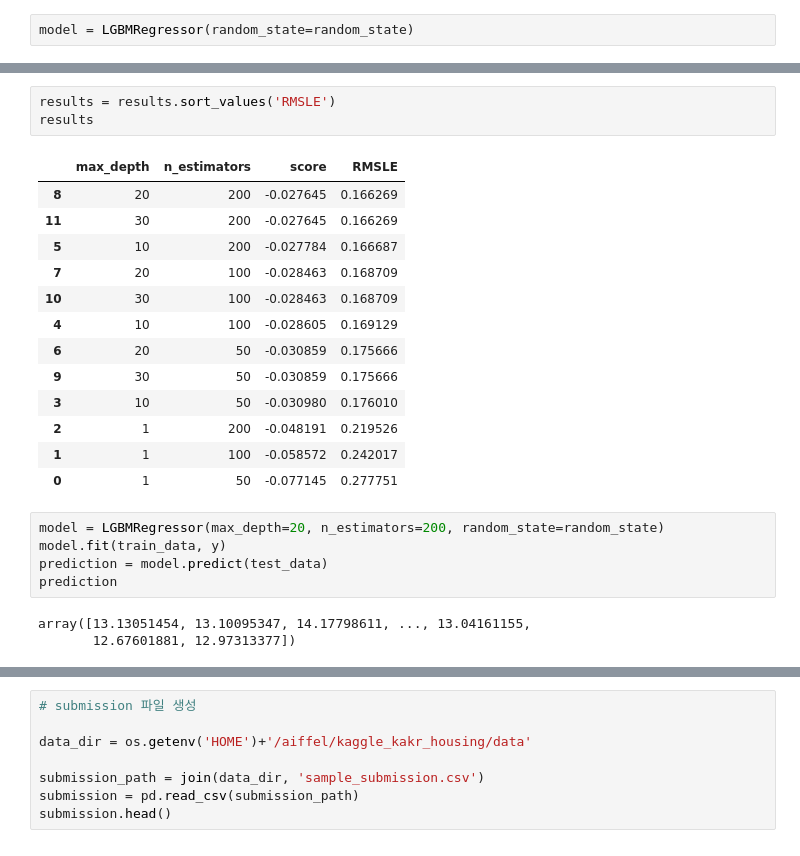
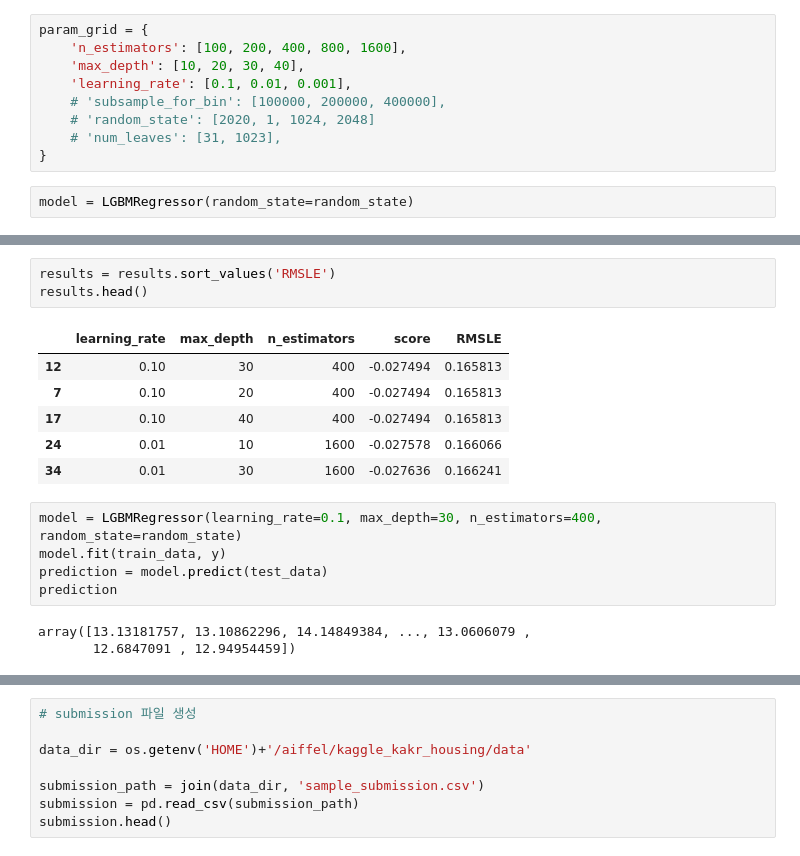
Before and after one commit to wonderkyeom/kaggle_House-Price-Prediction, a Jupyter notebook: my_first_kaggle.ipynb, the cells around one changed output, grey strips where cells are left out. Cells and saved outputs as stored; diff of their text form.

```diff
--- a/my_first_kaggle.ipynb
+++ b/my_first_kaggle.ipynb
@@ -496,3 +491,12 @@ param_grid = {
+# %%
+param_grid = {
+    'n_estimators': [100, 200, 400, 800, 1600],
+    'max_depth': [10, 20, 30, 40],
+    'learning_rate': [0.1, 0.01, 0.001],
+    # 'subsample_for_bin': [100000, 200000, 400000],
+    # 'random_state': [2020, 1, 1024, 2048]
+    # 'num_leaves': [31, 1023],
+}
 # %%
 model = LGBMRegressor(random_state=random_state)
 # %%
@@ -573,28 +578,21 @@ results
 # %%
 results = results.sort_values('RMSLE')
-results
+results.head()
 # %% [output]
-|  | max_depth | n_estimators | score | RMSLE |
-| 8 | 20 | 200 | -0.027645 | 0.166269 |
-| 11 | 30 | 200 | -0.027645 | 0.166269 |
-| 5 | 10 | 200 | -0.027784 | 0.166687 |
-| 7 | 20 | 100 | -0.028463 | 0.168709 |
-| 10 | 30 | 100 | -0.028463 | 0.168709 |
-| 4 | 10 | 100 | -0.028605 | 0.169129 |
-| 6 | 20 | 50 | -0.030859 | 0.175666 |
-| 9 | 30 | 50 | -0.030859 | 0.175666 |
-| 3 | 10 | 50 | -0.030980 | 0.176010 |
-| 2 | 1 | 200 | -0.048191 | 0.219526 |
-| 1 | 1 | 100 | -0.058572 | 0.242017 |
-| 0 | 1 | 50 | -0.077145 | 0.277751 |
+|  | learning_rate | max_depth | n_estimators | score | RMSLE |
+| 12 | 0.10 | 30 | 400 | -0.027494 | 0.165813 |
+| 7 | 0.10 | 20 | 400 | -0.027494 | 0.165813 |
+| 17 | 0.10 | 40 | 400 | -0.027494 | 0.165813 |
+| 24 | 0.01 | 10 | 1600 | -0.027578 | 0.166066 |
+| 34 | 0.01 | 30 | 1600 | -0.027636 | 0.166241 |
 # %%
-model = LGBMRegressor(max_depth=20, n_estimators=200, random_state=random_state)
+model = LGBMRegressor(learning_rate=0.1, max_depth=30, n_estimators=400, random_state=random_state)
 model.fit(train_data, y)
 prediction = model.predict(test_data)
 prediction
 # %% [output]
-array([13.13051454, 13.10095347, 14.17798611, ..., 13.04161155,
-       12.67601881, 12.97313377])
+array([13.13181757, 13.10862296, 14.14849384, ..., 13.0606079 ,
+       12.6847091 , 12.94954459])
 # %%
 prediction = np.expm1(prediction)
 prediction
```
Also changed, not shown: parts of 22 cells of this notebook.
